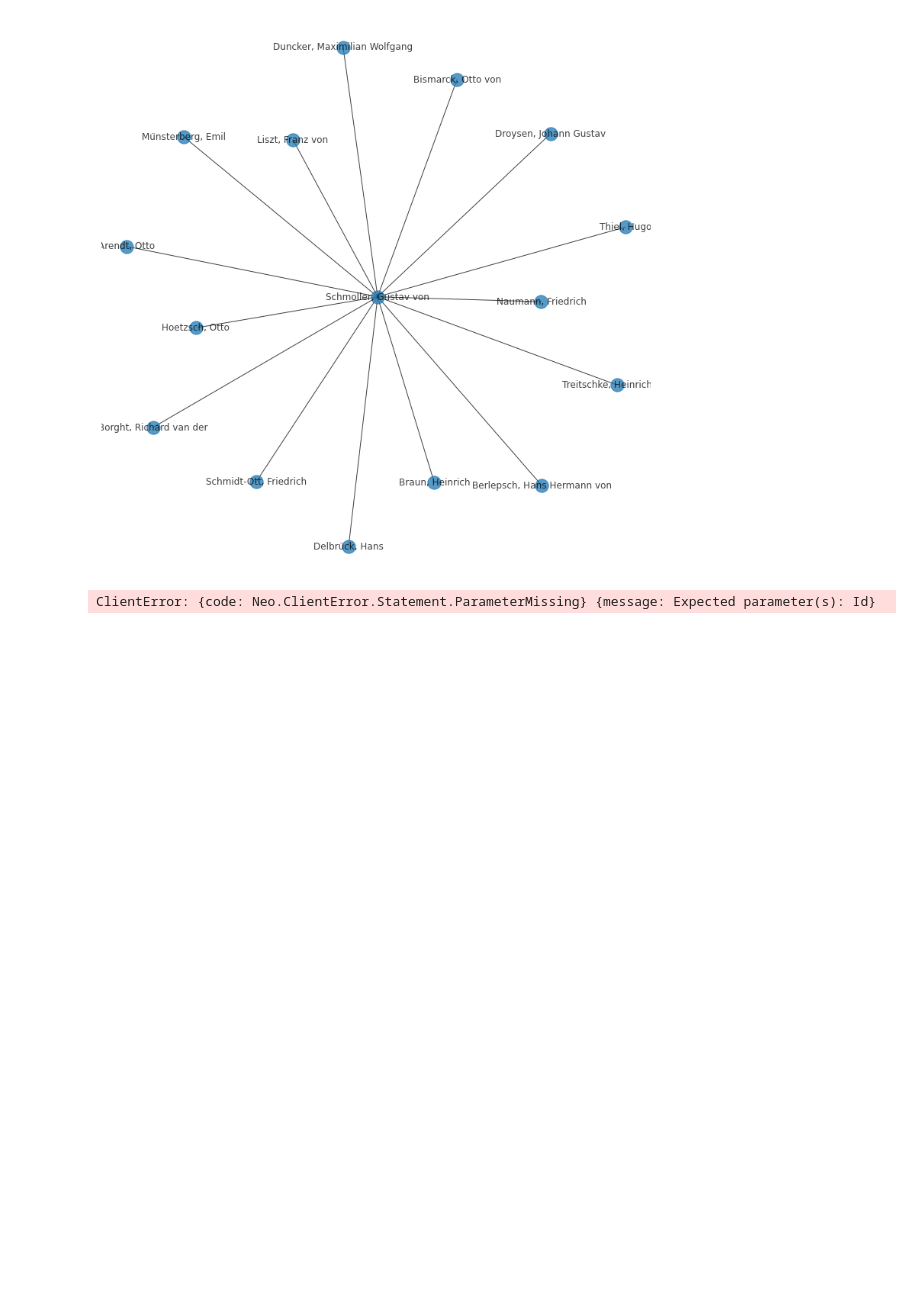
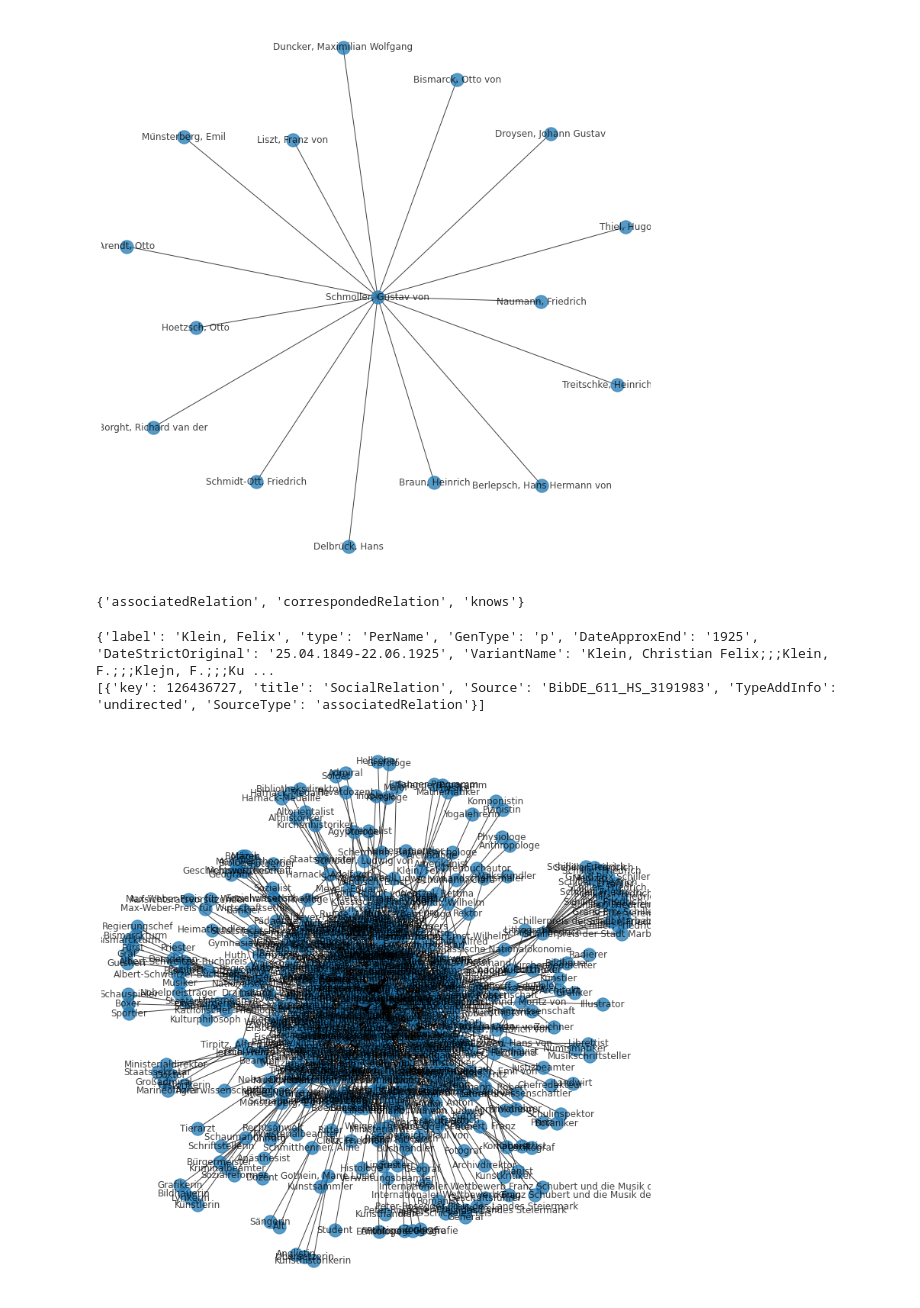
Before and after one commit to sonar-idh/jupyter-curriculum, a Jupyter notebook: notebooks/Notebook 5 - History of Economics.ipynb, the cells around one changed output. Saved outputs shown, nothing was run; the diff lists cells and outputs as text; code cells hidden in the pictures; blank space fills up the shorter version.

```diff
--- a/notebooks/Notebook 5 - History of Economics.ipynb
+++ b/notebooks/Notebook 5 - History of Economics.ipynb
@@ -241,18 +240,21 @@ nx.draw(G, labels = labels, alpha = 0.75)
 # %%
 driver = GraphDatabase.driver(uri, auth=(user, password))
 
-Id = "(DE-588)118609378"
-
 query = """
- MATCH (n:PerName)
- WHERE n.Id = $Id
- RETURN n
+MATCH (n:PerName)-[rel:SocialRelation]-(n2:PerName)-[rel2]-(t:TopicTerm)
+WHERE n.Id = "(DE-588)118609378"
+RETURN *
 """
 
 driver = GraphDatabase.driver(uri, auth=(user, password))
 
 G = to_nx_graph(neo4j_driver = driver,
                 query = query)
-G.nodes(data=True)
-# %% [output]
-ClientError: {code: Neo.ClientError.Statement.ParameterMissing} {message: Expected parameter(s): Id}
+# %%
+relations = [attribute for source, target, attribute in G.edges(data=True) if G.nodes(data=True)[source]["Id"] == "(DE-588)118609378"]
+schmoller_id = [x for x,y in G.nodes(data=True) if y['Id']=="(DE-588)118609378"]
+# %%
+relation_types = [relation["SourceType"] for relation in relations]
+set(relation_types)
+# %% [output]
+{'associatedRelation', 'correspondedRelation', 'knows'}
@@ -258,0 +263,19 @@ ClientError: {code: Neo.ClientError.Statement.ParameterMissing} {message: Expect
+# %%
+print(G.nodes(data=True)[connections[2][0]])
+print([connections[2][1]])
+# %% [output]
+{'label': 'Klein, Felix', 'type': 'PerName', 'GenType': 'p', 'DateApproxEnd': '1925', 'DateStrictOriginal': '25.04.1849-22.06.1925', 'VariantName': 'Klein, Christian Felix;;;Klein, F.;;;Klejn, F.;;;Ku ...
+[{'key': 126436727, 'title': 'SocialRelation', 'Source': 'BibDE_611_HS_3191983', 'TypeAddInfo': 'undirected', 'SourceType': 'associatedRelation'}]
+# %%
+#list(G.edges(data=True))[]
+subgraph = G.subgraph(connections.append(schmoller_id))
+
+import matplotlib.pyplot as plt
+import networkx as nx
+
+plt.rcParams['figure.figsize'] = [10, 10]
+labels = nx.get_node_attributes(subgraph, "Name")
+
+nx.draw(subgraph, labels = labels, alpha = 0.75)
+# %% [output]
+[figure, added]
```
Also changed, not shown: parts of 5 cells of this notebook, 1 other file.
